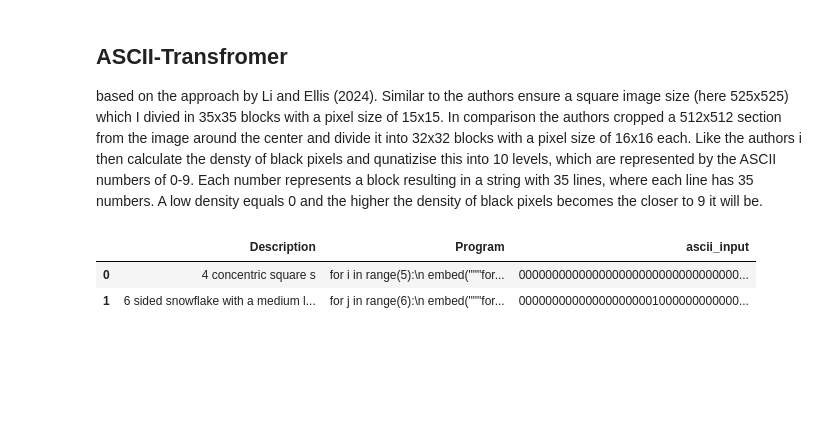
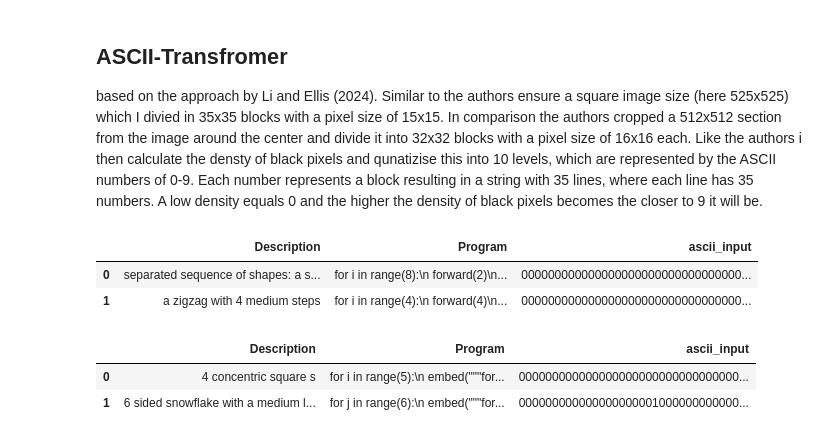
Before and after one commit to ruthchy/llm-generalization-program-synthesis, a Jupyter notebook: synthetic_data/main.ipynb, the cells around one changed output. Drawn from its saved outputs; the diff is of its cells as text; code cells hidden in the pictures; blank space fills up the shorter version.

```diff
--- a/synthetic_data/main.ipynb
+++ b/synthetic_data/main.ipynb
@@ -167,11 +167,15 @@ interpreter.process_and_save_graphics(df_all, output_dir="logo_graphic/all_ReGAL
 based on the approach by Li and Ellis (2024). Similar to the authors  ensure a square image size (here 525x525) which I divied in 35x35 blocks with a pixel size of 15x15. In comparison the authors cropped a 512x512 section from the image around the center and divide it into 32x32 blocks with a pixel size of 16x16 each. Like the authors i then calculate the densty of black pixels and qunatizise this into 10 levels, which are represented by the ASCII numbers of 0-9. Each number represents a block resulting in a string with 35 lines, where each line has 35 numbers. A low density equals 0 and the higher the density of black pixels becomes the closer to 9 it will be.
 # %%
 # Synthetic data ASCII
-#processor = ASCIIProcessor(n_blocks=35, m_blocks=35, levels=10)
+processor = ASCIIProcessor(n_blocks=35, m_blocks=35, levels=10)
 
 dir_images = "logo_graphic/synthetic_v1/"
 synthetic_data_ascii = processor.store_ascii_input(synthetic_data, dir_images)
 display(synthetic_data_ascii.head(2))
+# %% [output]
+|  | Description | Program | ascii_input |
+| 0 | separated sequence of shapes: a s... | for i in range(8):\n forward(2)\n... | 000000000000000000000000000000000... |
+| 1 | a zigzag with 4 medium steps | for i in range(4):\n forward(4)\n... | 000000000000000000000000000000000... |
 # %%
 dir_images = "logo_graphic/all_ReGAL/"
 df_all_ascii = processor.store_ascii_input(df_all, dir_images)
```
Also changed, not shown: parts of 5 cells of this notebook, 1 other file.
